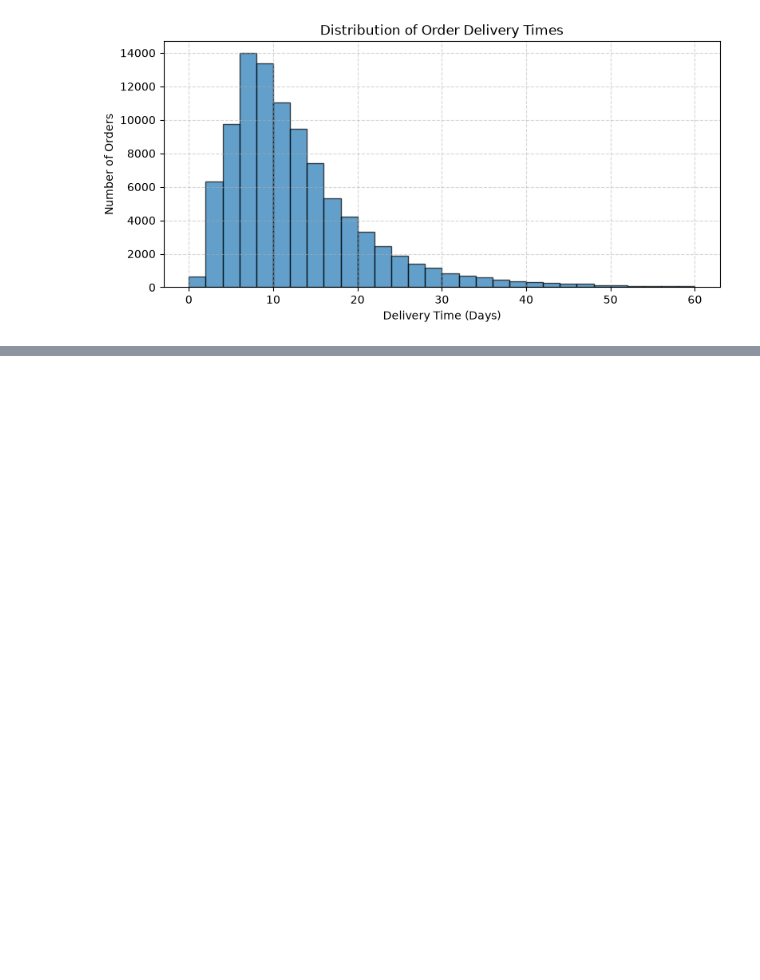
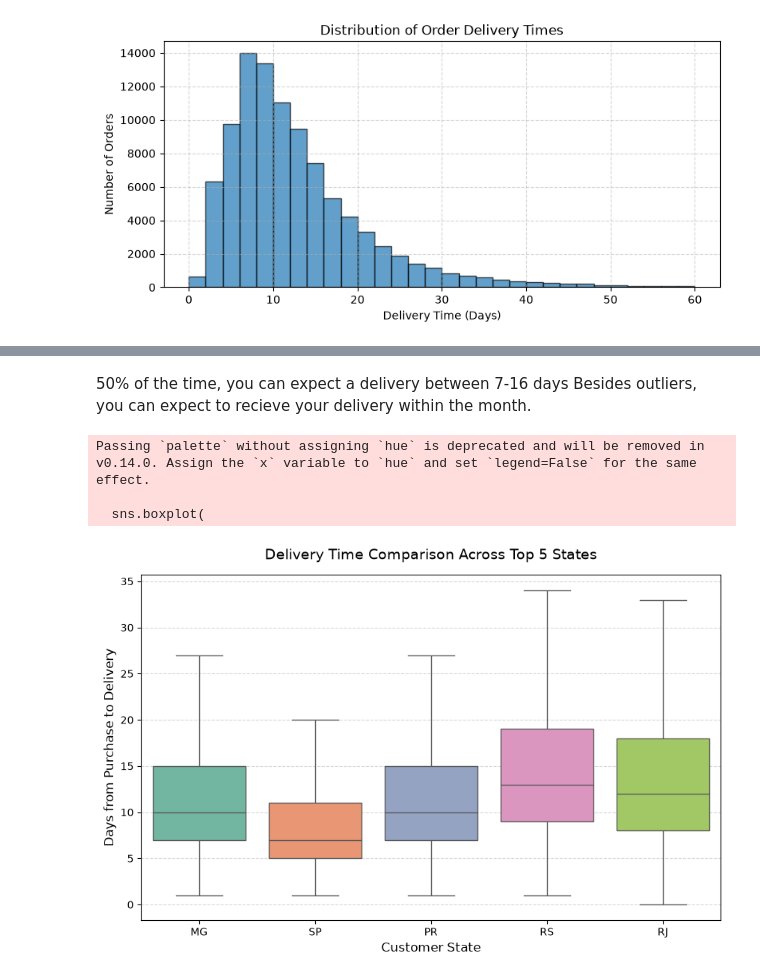
Before and after one commit to AnsonWhale/ecommerce-data-analysis, a Jupyter notebook: analysis.ipynb, the cells around one changed output, grey strips where cells are left out. Drawn from its saved outputs; the diff is of its cells as text; code cells hidden in the pictures; blank space fills up the shorter version.

```diff
--- a/analysis.ipynb
+++ b/analysis.ipynb
@@ -117,0 +141,56 @@ plt.show()
+# %% [markdown]
+50% of the time, you can expect a delivery between 7-16 days
+Besides outliers, you can expect to recieve your delivery within the month.
+# %%
+#Delivery times across top 5 most ordered states
+
+query = """
+WITH top_states AS (
+    -- Find the 5 states with the highest order volume
+    SELECT c.customer_state
+    FROM 'data/raw/olist_orders_dataset.csv' AS o
+    JOIN 'data/raw/olist_customers_dataset.csv' AS c
+        ON o.customer_id = c.customer_id
+    WHERE o.order_status = 'delivered'
+    GROUP BY c.customer_state
+    ORDER BY COUNT(o.order_id) DESC
+    LIMIT 5
+)
+
+SELECT
+    c.customer_state,
+    DATE_DIFF('day', CAST(o.order_purchase_timestamp AS TIMESTAMP), CAST(o.order_delivered_customer_date AS TIMESTAMP)) AS delivery_days
+FROM 'data/raw/olist_orders_dataset.csv' AS o
+JOIN 'data/raw/olist_customers_dataset.csv' AS c
+    ON o.customer_id = c.customer_id
+WHERE o.order_status = 'delivered'
+  AND o.order_delivered_customer_date IS NOT NULL
+  AND o.order_delivered_customer_date >= o.order_purchase_timestamp
+  AND c.customer_state IN (SELECT customer_state FROM top_states);
+"""
+
+df_state_delivery = duckdb.query(query).df()
+
+plt.figure(figsize=(10, 6))
+
+# showfliers=False hides the extreme outlier dots so the boxes remain large and easy to read.
+# If you want to see the outlier dots, change showfliers to True.
+sns.boxplot(
+    data=df_state_delivery,
+    x='customer_state',
+    y='delivery_days',
+    palette='Set2',
+    showfliers=False
+)
+
+plt.title('Delivery Time Comparison Across Top 5 States', fontsize=14, pad=15)
+plt.xlabel('Customer State', fontsize=12)
+plt.ylabel('Days from Purchase to Delivery', fontsize=12)
+plt.grid(axis='y', linestyle='--', alpha=0.5)
+
+plt.show()
+# %% [output]
+Passing `palette` without assigning `hue` is deprecated and will be removed in v0.14.0. Assign the `x` variable to `hue` and set `legend=False` for the same effect.
+
+  sns.boxplot(
+[figure, added]
```
Also changed, not shown: parts of 3 cells of this notebook.
